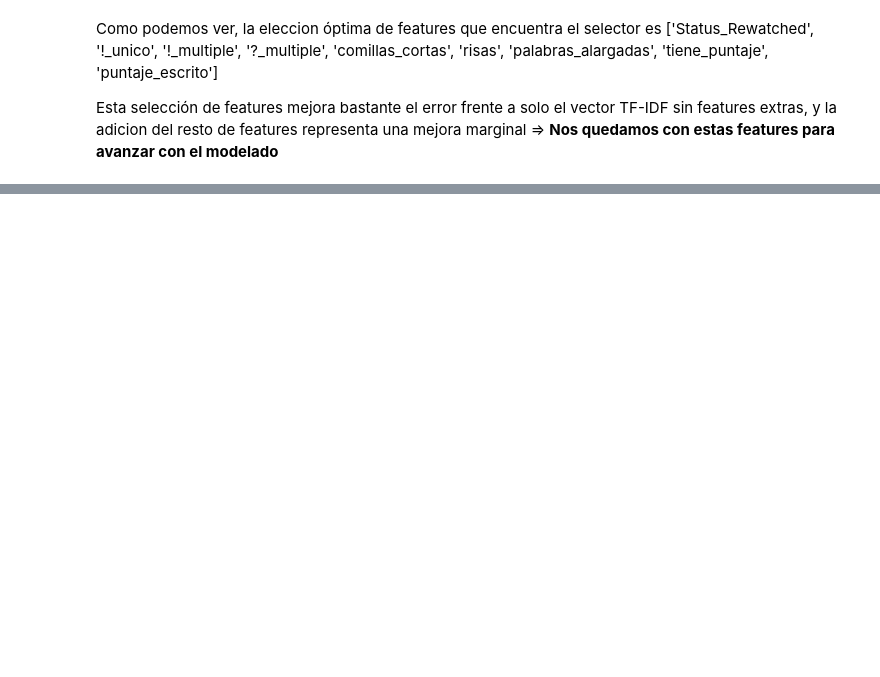
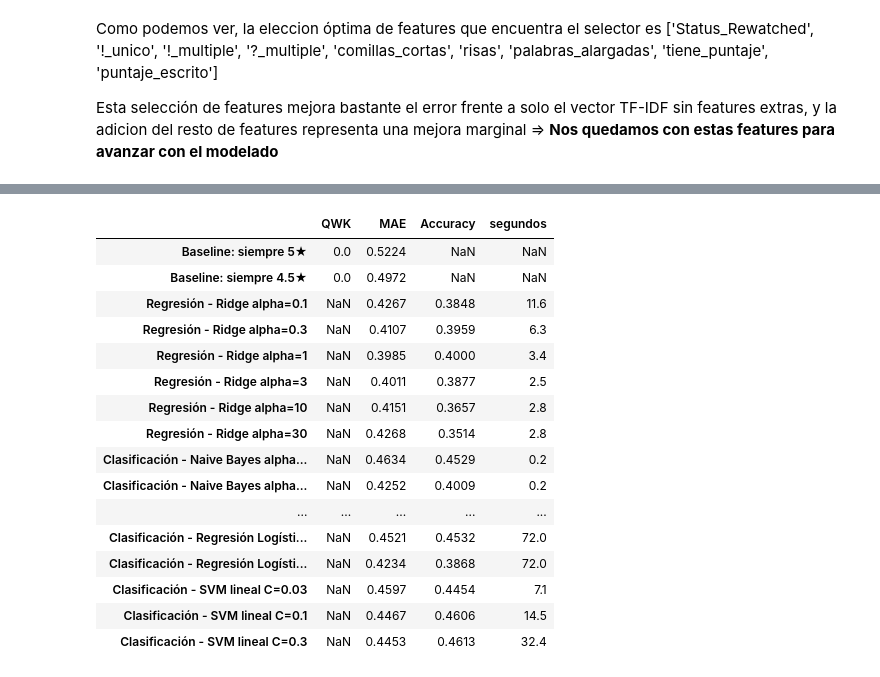
Before and after one commit to lrizzitano/tp-cdd-letterbox, a Jupyter notebook: TP_Letterboxd_Ciencia_de_Datos_V2.ipynb, the cells around one changed output, grey strips where cells are left out. Saved outputs shown, nothing was run; the diff lists cells and outputs as text; code cells hidden in the pictures; blank space fills up the shorter version.

Commit message:
planteada las definiciones de los modelos

```diff
--- a/TP_Letterboxd_Ciencia_de_Datos_V2.ipynb
+++ b/TP_Letterboxd_Ciencia_de_Datos_V2.ipynb
@@ -1308,0 +1418,17 @@ Index(['Review', 'Status_Rewatched', '!_unico', '!_multiple', '?_multiple',
+# %%
+# Si tienes una función específica para qwk:
+def qwk(y_true, y_pred):
+    # .astype(int) salva el cálculo del NaN
+    return cohen_kappa_score(np.array(y_true).astype(int), np.array(y_pred).astype(int), weights='quadratic')
+
+def metricas_modelado(real, pred):
+    real, pred = np.asarray(real), np.asarray(pred)
+    return {
+        'QWK': qwk(real, pred),
+        'MAE': mean_absolute_error(real, pred)
+    }
+# %%
+resultados = {}
+resultados['Baseline: siempre 5★'] = metricas_modelado(y_val, np.full(len(y_val), 5.0))
+resultados['Baseline: siempre 4.5★'] = metricas_modelado(y_val, np.full(len(y_val), 4.5))
+pd.DataFrame(resultados).T.round(4)
@@ -1308,0 +1448,56 @@ Index(['Review', 'Status_Rewatched', '!_unico', '!_multiple', '?_multiple',
+# %%
+def guardar(nombre, pred, segundos):
+    resultados[nombre] = {**metricas(y_val, pred), 'segundos': round(segundos, 1)}
+
+pred_val = {}       # predicciones continuas (sin redondear) de cada modelo en validación
+inicio = time.time()
+
+# ---------- REGRESIÓN ----------
+# Ridge: alpha controla la regularización (más alto = modelo más simple)
+curva_ridge = {}
+for alpha in [0.1, 0.3, 1, 3, 10, 30]:
+    t = time.time()
+    m = Ridge(alpha=alpha).fit(X_train_sub, y_train_sub)
+    p = m.predict(X_val)
+    guardar(f'Regresión - Ridge alpha={alpha}', redondear(p), time.time() - t)
+    pred_val[f'Ridge alpha={alpha}'] = p
+    p_train = redondear(m.predict(X_train_sub))
+    curva_ridge[alpha] = {'QWK train': qwk(y_train_sub, p_train), 'QWK validación': qwk(y_val, redondear(p)),
+                          'MAE train': mean_absolute_error(y_train_sub, p_train), 'MAE validación': mean_absolute_error(y_val, redondear(p))}
+
+# ---------- CLASIFICACIÓN ----------
+# Naive Bayes
+for alpha in [0.01, 0.1, 1]:
+    t = time.time()
+    m = MultinomialNB(alpha=alpha).fit(X_train_sub, y_train_sub.astype(int))
+    s = time.time() - t
+
+    # ELIMINADO EL / 2
+    guardar(f'Clasificación - Naive Bayes alpha={alpha} (argmax)', m.predict(X_val), s)
+    pred_val[f'Naive Bayes alpha={alpha} (valor esperado)'] = m.predict_proba(X_val) @ m.classes_
+    guardar(f'Clasificación - Naive Bayes alpha={alpha} (valor esperado)', redondear(pred_val[f'Naive Bayes alpha={alpha} (valor esperado)']), s)
+
+# Regresión Logística
+for C in [0.5, 2, 8]:
+    t = time.time()
+    m = LogisticRegression(C=C, solver='saga', max_iter=300, tol=1e-3).fit(X_train_sub, y_train_sub.astype(int))
+    s = time.time() - t
+
+    # ELIMINADO EL / 2
+    guardar(f'Clasificación - Regresión Logística C={C} (argmax)', m.predict(X_val), s)
+    if C == 8:
+        logistica_c8 = m
+    pred_val[f'Logística C={C} (valor esperado)'] = m.predict_proba(X_val) @ m.classes_
+    guardar(f'Clasificación - Regresión Logística C={C} (valor esperado)', redondear(pred_val[f'Logística C={C} (valor esperado)']), s)
+
+# SVM lineal
+for C in [0.03, 0.1, 0.3]:
+    t = time.time()
+    m = LinearSVC(C=C).fit(X_train_sub, y_train_sub.astype(int))
+
+    # ELIMINADO EL / 2
+    guardar(f'Clasificación - SVM lineal C={C}', m.predict(X_val), time.time() - t)
+
+print(f'⏱ {time.time() - inicio:.0f} s')
+pd.DataFrame(resultados).T.sort_values('QWK', ascending=False).round(4)
+# %% [output]
@@ -1308,0 +1505,17 @@ Index(['Review', 'Status_Rewatched', '!_unico', '!_multiple', '?_multiple',
+|  | QWK | MAE | Accuracy | segundos |
+| Baseline: siempre 5★ | 0.0 | 0.5224 | NaN | NaN |
+| Baseline: siempre 4.5★ | 0.0 | 0.4972 | NaN | NaN |
+| Regresión - Ridge alpha=0.1 | NaN | 0.4267 | 0.3848 | 11.6 |
+| Regresión - Ridge alpha=0.3 | NaN | 0.4107 | 0.3959 | 6.3 |
+| Regresión - Ridge alpha=1 | NaN | 0.3985 | 0.4000 | 3.4 |
+| Regresión - Ridge alpha=3 | NaN | 0.4011 | 0.3877 | 2.5 |
+| Regresión - Ridge alpha=10 | NaN | 0.4151 | 0.3657 | 2.8 |
+| Regresión - Ridge alpha=30 | NaN | 0.4268 | 0.3514 | 2.8 |
+| Clasificación - Naive Bayes alpha... | NaN | 0.4634 | 0.4529 | 0.2 |
+| Clasificación - Naive Bayes alpha... | NaN | 0.4252 | 0.4009 | 0.2 |
+| ... | ... | ... | ... | ... |
+| Clasificación - Regresión Logísti... | NaN | 0.4521 | 0.4532 | 72.0 |
+| Clasificación - Regresión Logísti... | NaN | 0.4234 | 0.3868 | 72.0 |
+| Clasificación - SVM lineal C=0.03 | NaN | 0.4597 | 0.4454 | 7.1 |
+| Clasificación - SVM lineal C=0.1 | NaN | 0.4467 | 0.4606 | 14.5 |
+| Clasificación - SVM lineal C=0.3 | NaN | 0.4453 | 0.4613 | 32.4 |
```
Also changed, not shown: parts of 33 cells of this notebook.
